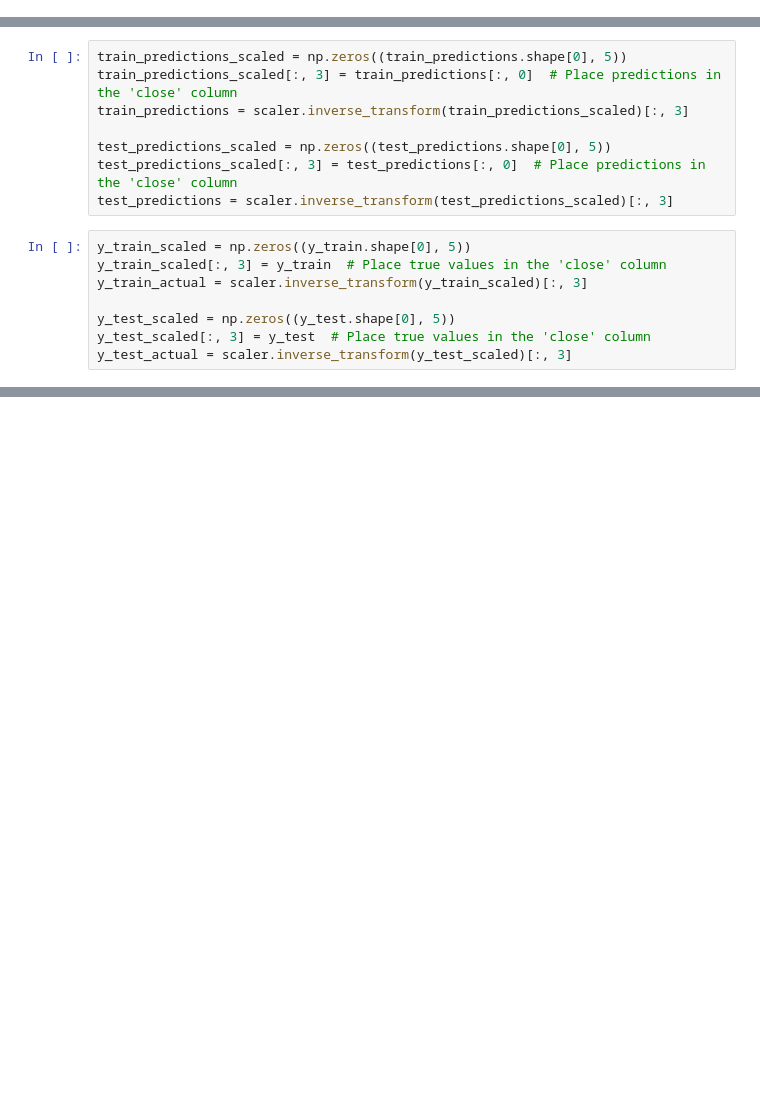
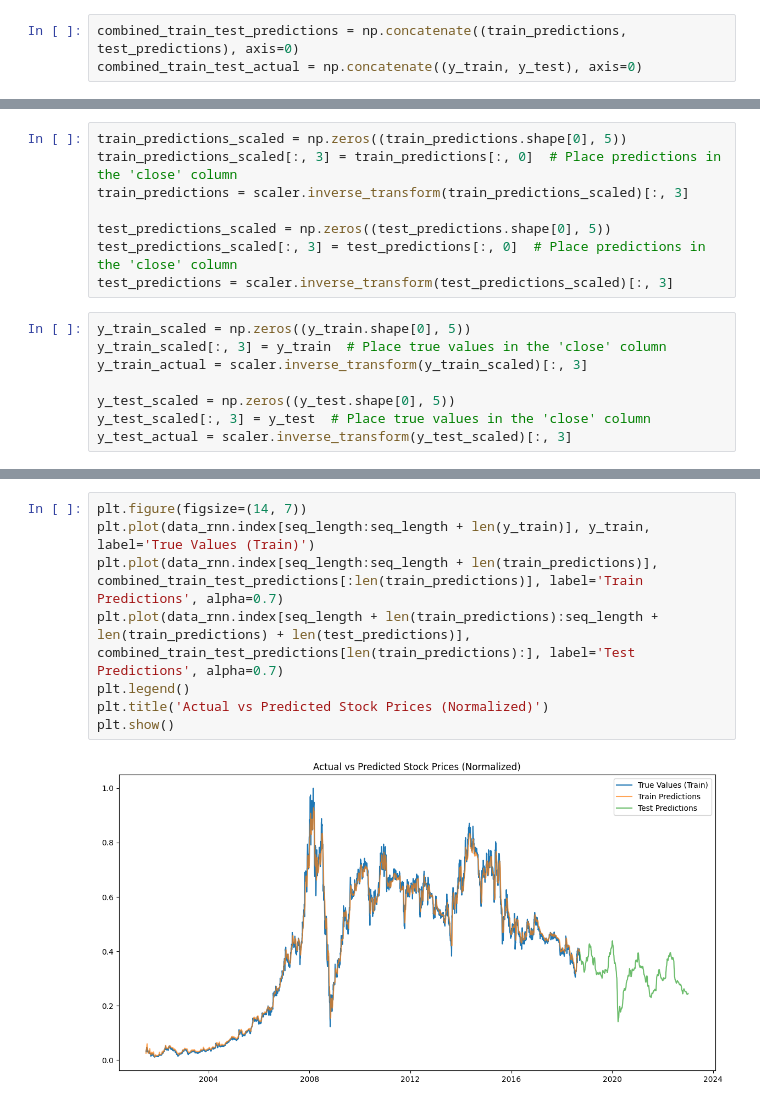
Before and after one commit to adrianazizsantoso/final-project-ml, a Jupyter notebook: Playground02.ipynb, the cells around one changed output, grey strips where cells are left out. Drawn from its saved outputs; the diff is of its cells as text; blank space fills up the shorter version.

```diff
--- a/Playground02.ipynb
+++ b/Playground02.ipynb
@@ -105,0 +115,3 @@ test_predictions = model.predict(X_test)
+# %%
+combined_train_test_predictions = np.concatenate((train_predictions, test_predictions), axis=0)
+combined_train_test_actual = np.concatenate((y_train, y_test), axis=0)
@@ -150,0 +178,10 @@ plt.show()
+# %%
+plt.figure(figsize=(14, 7))
+plt.plot(data_rnn.index[seq_length:seq_length + len(y_train)], y_train, label='True Values (Train)')
+plt.plot(data_rnn.index[seq_length:seq_length + len(train_predictions)], combined_train_test_predictions[:len(train_predictions)], label='Train Predictions', alpha=0.7)
+plt.plot(data_rnn.index[seq_length + len(train_predictions):seq_length + len(train_predictions) + len(test_predictions)], combined_train_test_predictions[len(train_predictions):], label='Test Predictions', alpha=0.7)
+plt.legend()
+plt.title('Actual vs Predicted Stock Prices (Normalized)')
+plt.show()
+# %% [output]
+[figure, added]
```
Also changed, not shown: parts of 12 cells of this notebook.
